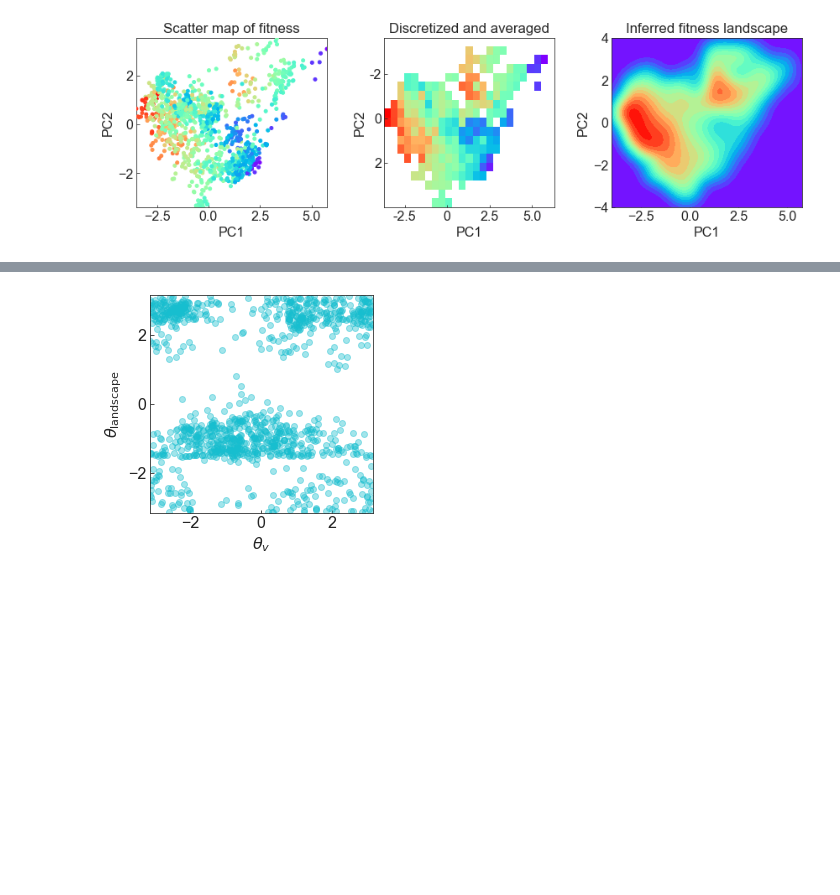
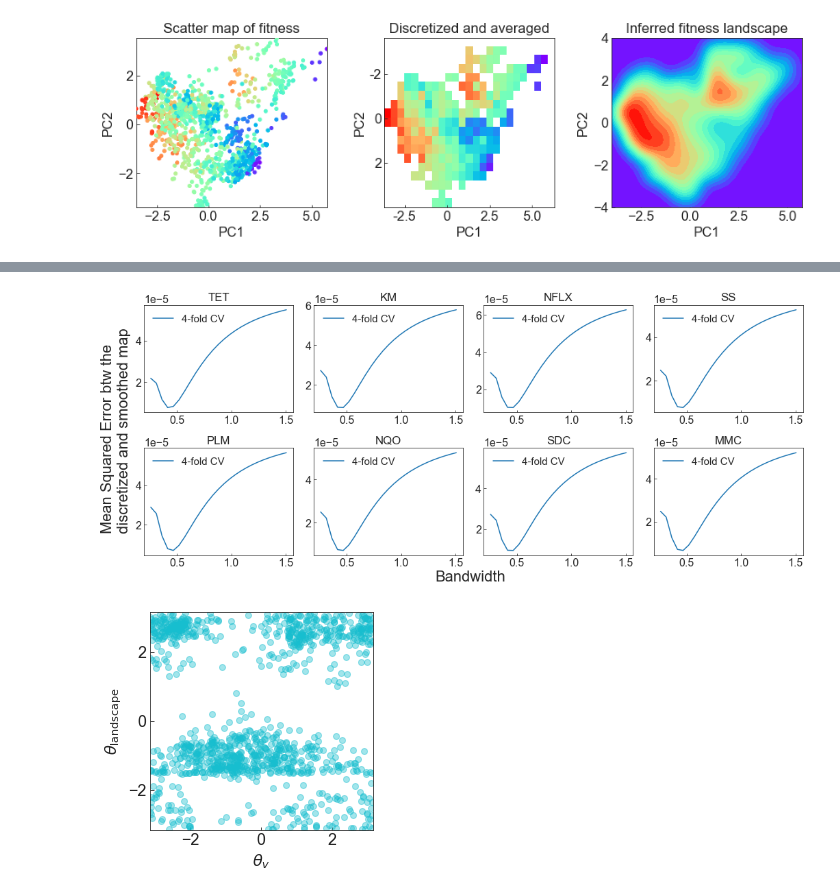
Before and after one commit to jiwasawa/resistance-landscape, a Jupyter notebook: other_figures.ipynb, the cells around one changed output, grey strips where cells are left out. Drawn from its saved outputs; the diff is of its cells as text; code cells hidden in the pictures; blank space fills up the shorter version.

```diff
--- a/other_figures.ipynb
+++ b/other_figures.ipynb
@@ -78,3 +78,76 @@ plt.tight_layout()
 # plt.savefig(str(save_path / "fig5_10.pdf"), dpi=400, bbox_inches='tight')
 # %% [output]
 [figure]
+# %%
+# fig. 5.11
+# 4-fold cross validation for deciding the bandwidth for KDE
+from sklearn.model_selection import KFold
+grid_size = 0.519
+h_range = np.arange(0.5, 3.0, 0.1)
+num_fold = 4
+
+def kfold_cv_for_bandwidth(train_mask, test_mask, j, mse_store):
+    train_index = nonnan_loc[train_mask]
+    test_index = nonnan_loc[test_mask]
+
+    train_rel_fit = [ave_quant_pos[train_index[i][0], train_index[i][1]]
+                     for i in range(train_index.shape[0])]
+    test_rel_fit_norm = np.array([ave_quant_pos_norm[test_index[i][0], test_index[i][1]]
+                                  for i in range(test_index.shape[0])])
+
+    mu1 = train_index[:, 1]
+    mu2 = train_index[:, 0]
+
+    for h_i, h in enumerate(h_range):
+        #print(h)
+        z = fitted_2d_func(xx, yy, mu1, mu2, h, h, train_rel_fit, return_normalized=False)/np.array(train_rel_fit).sum()
+
+
+        test_dist_value = np.array([z[test_index[i][0], test_index[i][1]]
+                                    for i in range(test_index.shape[0])])
+
+        mse = ((test_rel_fit_norm - test_dist_value)**2).mean()
+        mse_store[j, h_i] = mse
+    return mse_store
+
+
+fig, ax = plt.subplots(2, 4, sharex=True, sharey=True, figsize=(14, 6))
+for stress_index in range(8):
+    # construct normalized quantized map: ave_quant_pos_norm
+    fitness, ave_quantized = quantize_map(
+        stress_index=stress_index,
+        grid_size=grid_size
+    )
+    ave_quant_pos = ave_quantized - np.nanmin(ave_quantized)
+
+    nonnan_loc = np.argwhere(~np.isnan(ave_quant_pos))
+    rel_fit = [ave_quant_pos[nonnan_loc[i][0], nonnan_loc[i][1]]
+               for i in range(nonnan_loc.shape[0])]
+    norm_const = np.array(rel_fit).sum()  # normalization constant
+    ave_quant_pos_norm = ave_quant_pos / norm_const
+    nonnan_num = nonnan_loc.shape[0]
+
+    x = np.arange(ave_quantized.shape[1])
+    y = np.arange(ave_quantized.shape[0])
+    xx, yy = np.meshgrid(x, y, sparse=True)
+
+    kf = KFold(n_splits=num_fold, shuffle=True, random_state=42)
+    mse_store = np.zeros((num_fold, len(h_range)))
+
+    for j, (train_mask, test_mask) in enumerate(kf.split(np.arange(nonnan_num))):
+        mse_store = kfold_cv_for_bandwidth(train_mask, test_mask, j, mse_store=mse_store)
+
+    #h_heuristic, n = band_width_quant(k=1, nonnan_loc=nonnan_loc, ave_quantized=ave_quantized)
+
+    plt.subplot(2, 4, stress_index + 1)
+    plt.plot(h_range * grid_size, mse_store.mean(axis=0), label='4-fold CV')
+    plt.legend(fontsize=15,frameon=False)
+
+    print("Optimal bandwidth (in units of grids):"+str(round(h_range[np.argmin(mse_store.mean(axis=0))],2)))
+    plt.title(stress_list[stress_index])
+plt.tight_layout()
+fig.text(0.5, -0.01, 'Bandwidth', ha='center', fontsize=22)
+fig.text(-0.035, 0.5, 'Mean Squared Error btw the \ndiscretized and smoothed map', va='center', rotation='vertical', fontsize=22)
+# plt.savefig(str(save_path / "fig5_11.pdf"), dpi=400, bbox_inches='tight')
+plt.show()
+# %% [output]
@@ -81,3 +162,4 @@ plt.tight_layout()
+[figure, added]
 # %%
 # necessary to generate fig. 5.13d
 # script for computing angles and inner products
```
Also changed, not shown: parts of 1 cell of this notebook, 1 other file.
